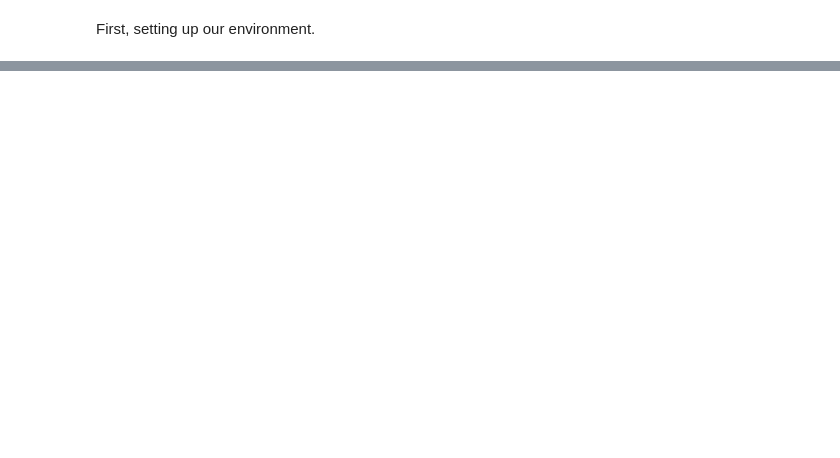
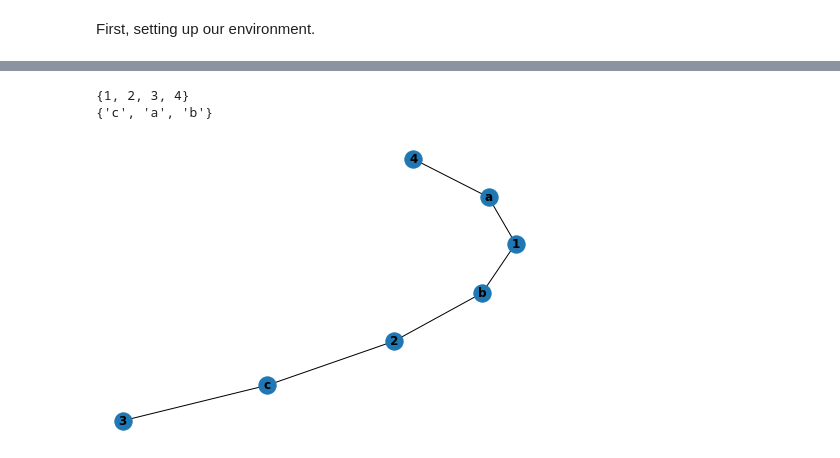
Before and after one commit to joerg84/Graph_Powered_ML_Workshop, a Jupyter notebook: Graph_properties.ipynb, the cells around one changed output, grey strips where cells are left out. Cells and saved outputs as stored; diff of their text form; code cells hidden in the pictures; blank space fills up the shorter version.

```diff
--- a/Graph_properties.ipynb
+++ b/Graph_properties.ipynb
@@ -21,0 +86,18 @@ nx.draw(G, with_labels=True, font_weight='bold')
+# %%
+# Bipartite Graph
+B = nx.Graph()
+# Add nodes with the node attribute "bipartite"
+B.add_nodes_from([1, 2, 3, 4], bipartite=0)
+B.add_nodes_from(["a", "b", "c"], bipartite=1)
+# Add edges only between nodes of opposite node sets
+B.add_edges_from([(1, "a"), (1, "b"), (2, "b"), (2, "c"), (3, "c"), (4, "a")])
+
+nx.draw(B, with_labels=True, font_weight='bold')
+
+set1, set2 = nx.bipartite.sets(B)
+print(set1)
+print(set2)
+# %% [output]
+{1, 2, 3, 4}
+{'c', 'a', 'b'}
+[figure, added]
```
Also changed, not shown: parts of 22 cells of this notebook.
